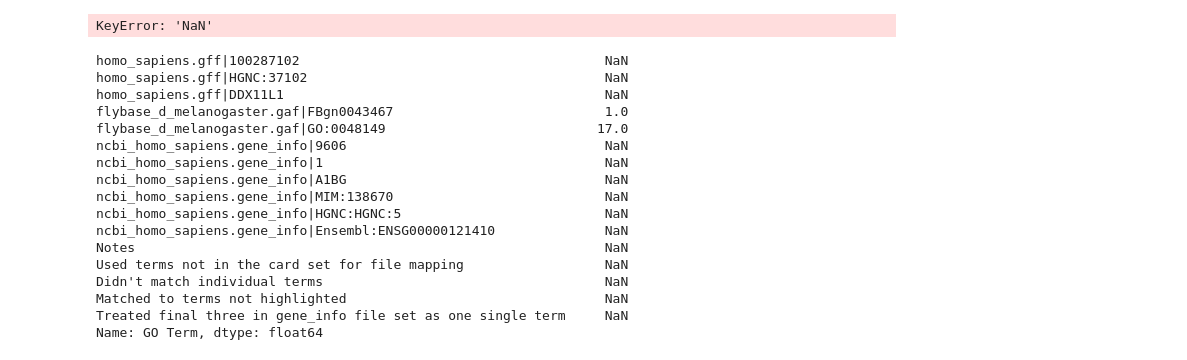
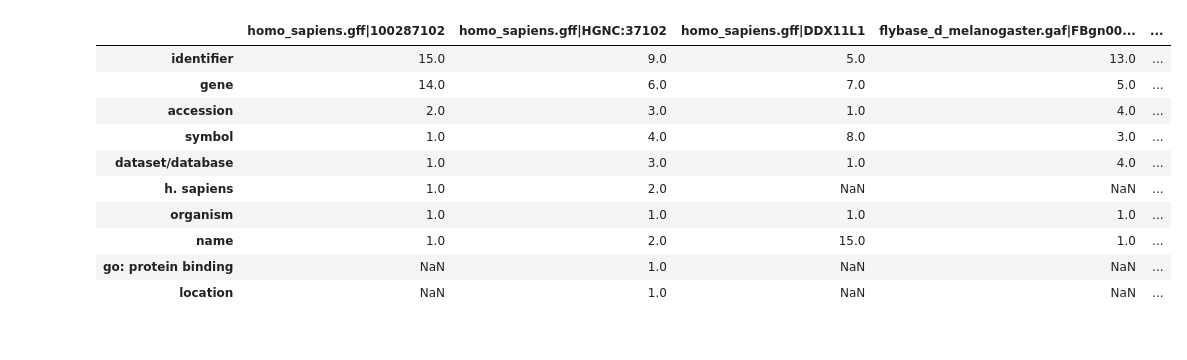
Before and after one commit to yochannah/subjective-data-models-analysis, a Jupyter notebook: file_mapping.ipynb, the cells around one changed output. Saved outputs shown, nothing was run; the diff lists cells and outputs as text; code cells hidden in the pictures.

Commit message:
extract unique terms and sets of terms used in file mapping

```diff
--- a/file_mapping.ipynb
+++ b/file_mapping.ipynb
@@ -54,27 +58,16 @@ results
 | disease | NaN | NaN | NaN | NaN | ... |
 # %%
 results = results.transpose()
-results.pop("NaN")
 results.head(10)
 # %% [output]
-KeyError: 'NaN'
+|  | homo_sapiens.gff|100287102 | homo_sapiens.gff|HGNC:37102 | homo_sapiens.gff|DDX11L1 | flybase_d_melanogaster.gaf|FBgn00... | ... |
+| identifier | 15.0 | 9.0 | 5.0 | 13.0 | ... |
+| gene | 14.0 | 6.0 | 7.0 | 5.0 | ... |
+| accession | 2.0 | 3.0 | 1.0 | 4.0 | ... |
+| symbol | 1.0 | 4.0 | 8.0 | 3.0 | ... |
+| dataset/database | 1.0 | 3.0 | 1.0 | 4.0 | ... |
+| h. sapiens | 1.0 | 2.0 | NaN | NaN | ... |
+| organism | 1.0 | 1.0 | 1.0 | 1.0 | ... |
+| name | 1.0 | 2.0 | 15.0 | 1.0 | ... |
+| go: protein binding | NaN | 1.0 | NaN | NaN | ... |
+| location | NaN | 1.0 | NaN | NaN | ... |
-# %%
-results["GO Term"]
-# %% [output]
-homo_sapiens.gff|100287102                                       NaN
-homo_sapiens.gff|HGNC:37102                                      NaN
-homo_sapiens.gff|DDX11L1                                         NaN
-flybase_d_melanogaster.gaf|FBgn0043467                           1.0
-flybase_d_melanogaster.gaf|GO:0048149                           17.0
-ncbi_homo_sapiens.gene_info|9606                                 NaN
-ncbi_homo_sapiens.gene_info|1                                    NaN
-ncbi_homo_sapiens.gene_info|A1BG                                 NaN
-ncbi_homo_sapiens.gene_info|MIM:138670                           NaN
-ncbi_homo_sapiens.gene_info|HGNC:HGNC:5                          NaN
-ncbi_homo_sapiens.gene_info|Ensembl:ENSG00000121410              NaN
-Notes                                                            NaN
-Used terms not in the card set for file mapping                  NaN
-Didn't match individual terms                                    NaN
-Matched to terms not highlighted                                 NaN
-Treated final three in gene_info file set as one single term     NaN
-Name: GO Term, dtype: float64
```
Also changed, not shown: parts of 8 cells of this notebook.
